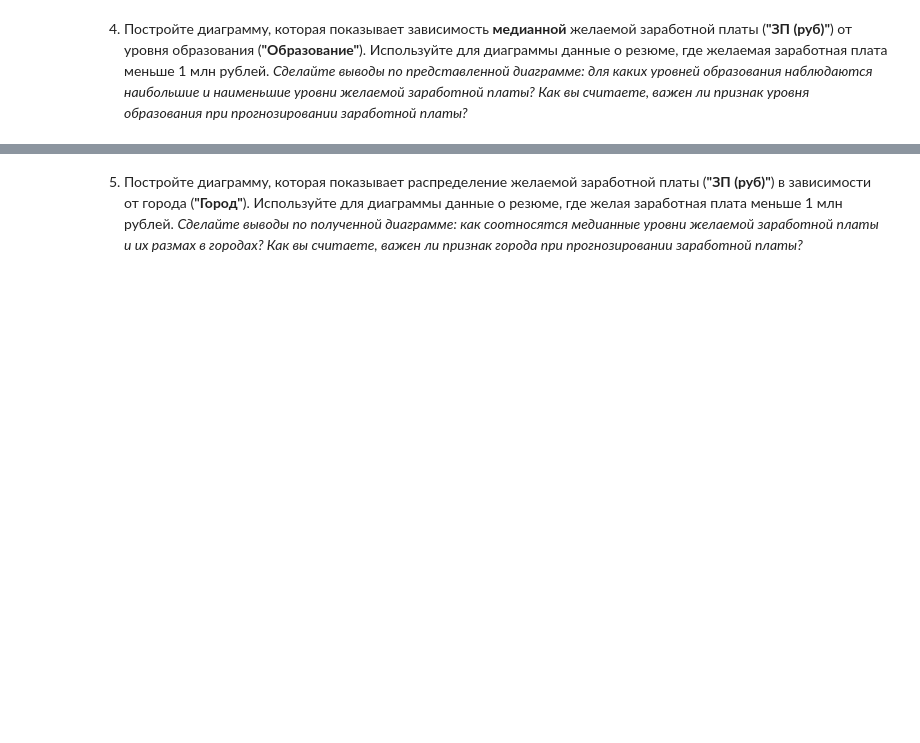
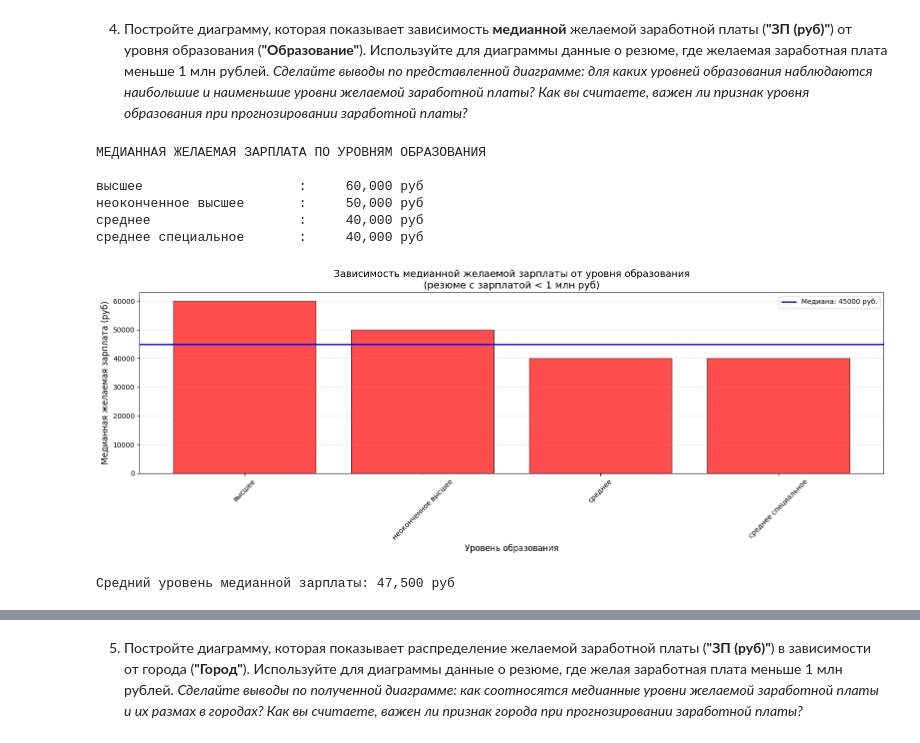
Before and after one commit to PiTnAt17/Homework_SF, a Jupyter notebook: hh-resume-analysis/Project-1._Ноутбук-шаблон.ipynb, the cells around one changed output, grey strips where cells are left out. Cells and saved outputs as stored; diff of their text form; code cells hidden in the pictures; blank space fills up the shorter version.

```diff
--- a/hh-resume-analysis/Project-1._Ноутбук-шаблон.ipynb
+++ b/hh-resume-analysis/Project-1._Ноутбук-шаблон.ipynb
@@ -202,5 +651,69 @@ import plotly.express as px
 4. Постройте диаграмму, которая показывает зависимость **медианной** желаемой заработной платы (**"ЗП (руб)"**) от уровня образования (**"Образование"**). Используйте для диаграммы данные о резюме, где желаемая заработная плата меньше 1 млн рублей.
 *Сделайте выводы по представленной диаграмме: для каких уровней образования наблюдаются наибольшие и наименьшие уровни желаемой заработной платы? Как вы считаете, важен ли признак уровня образования при прогнозировании заработной платы?*
 # %%
-# ваш код здесь
+SALARY_LIMIT = 1_000_000
+
+# Берём только резюме с зарплатой меньше 1 млн рублей
+salary_data = data[data['ЗП (руб)'] < SALARY_LIMIT]
+
+# Удаляем пропуски в образовании и зарплате
+salary_data = salary_data.dropna(subset=['Образование', 'ЗП (руб)'])
+
+# Расчёт медианной зарплаты по уровню образования
+median_salary_by_edu = (
+    salary_data
+    .groupby('Образование')['ЗП (руб)']
+    .median()
+    .sort_values(ascending=False)
+)
+
+print("МЕДИАННАЯ ЖЕЛАЕМАЯ ЗАРПЛАТА ПО УРОВНЯМ ОБРАЗОВАНИЯ")
+print()
+for edu, salary in median_salary_by_edu.items():
+    print(f"{edu:25} : {salary:>10,.0f} руб")
+
+# Сортировка по убыванию зарплаты
+order = median_salary_by_edu.index.tolist()
+
+# Построение диаграммы
+fig, ax = plt.subplots(figsize=(16, 6))
+
+# Столбчатая диаграмма
+bars = ax.bar(
+    order,
+    median_salary_by_edu.values,
+    color='red',
+    edgecolor='black',
+    alpha=0.7
+)
+
+# Настройка графика
+ax.set_xlabel('Уровень образования', fontsize=12)
+ax.set_ylabel('Медианная желаемая зарплата (руб)', fontsize=12)
+ax.set_title(
+    'Зависимость медианной желаемой зарплаты от уровня образования\n'
+    '(резюме с зарплатой < 1 млн руб)',
+    fontsize=14
+)
+ax.grid(True, alpha=0.3, axis='y')
+ax.tick_params(axis='x', rotation=45) # Поворот подписей на оси X для лучшей читаемости
+ax.axhline(median_salary_by_edu.median(), color='blue', linestyle='-', linewidth=2,
+                label=f'Медиана: {median_salary_by_edu.median():.0f} руб.')
+ax.legend()
+
+
+plt.tight_layout()
+plt.show()
+
+# Дополнительная статистика
+print(f"Средний уровень медианной зарплаты: {median_salary_by_edu.mean():,.0f} руб")
+# %% [output]
+МЕДИАННАЯ ЖЕЛАЕМАЯ ЗАРПЛАТА ПО УРОВНЯМ ОБРАЗОВАНИЯ
+
+высшее                    :     60,000 руб
+неоконченное высшее       :     50,000 руб
+среднее                   :     40,000 руб
+среднее специальное       :     40,000 руб
+[figure, added]
+Средний уровень медианной зарплаты: 47,500 руб
 # %% [markdown]
```
Also changed, not shown: parts of 44 cells of this notebook, 6 other files.
